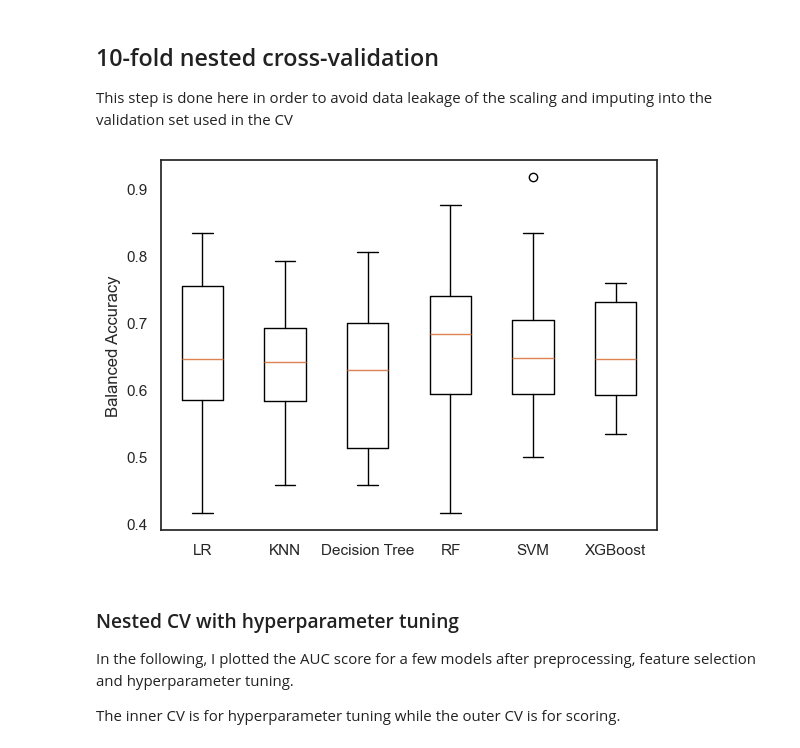
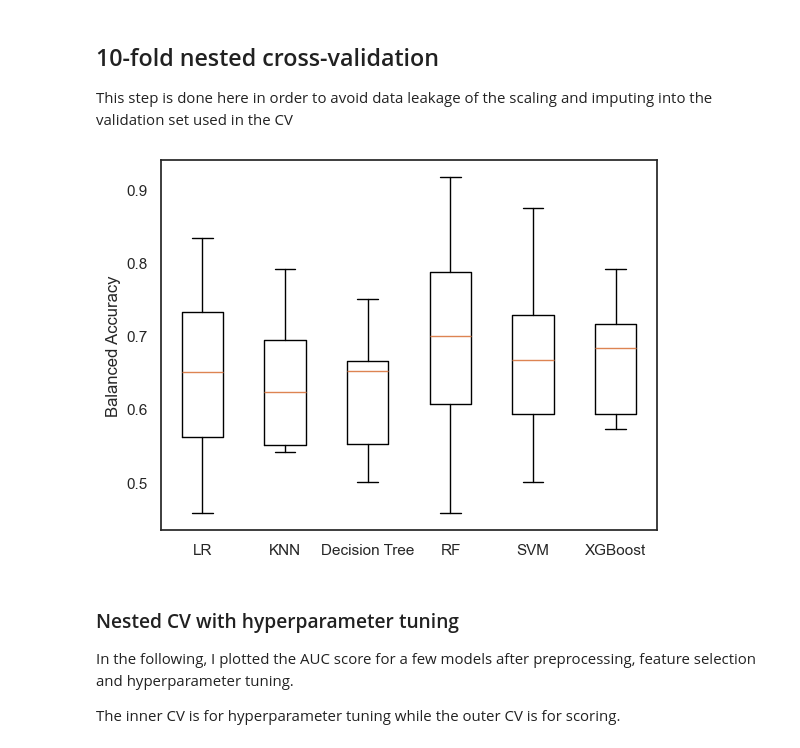
Before and after one commit to AmauryPelzer/Engel-outcome-prediction, a Jupyter notebook: notebooks/3. modeling/cl_modeling_binary.ipynb, the cells around one changed output. Saved outputs shown, nothing was run; the diff lists cells and outputs as text; code cells hidden in the pictures.

```diff
--- a/notebooks/3. modeling/cl_modeling_binary.ipynb
+++ b/notebooks/3. modeling/cl_modeling_binary.ipynb
@@ -63,8 +55,8 @@ X = wide_df[["sex_gender", "age", "eeg", "engel_outcomes", "mri", "phys_findings
              "surgical_information", "freq_per_month_hw", "resect_procedure___1", "resect_procedure___2", "resect_procedure___3",
              "resect_procedure___4", "resect_procedure___5", "resect_procedure___6", "resect_procedure___7",
              "resect_procedure___8", "resect_procedure___9", "resect_procedure___10", "resect_procedure___11",
-             "resect_procedure___12", "resect_procedure___13", "resect_procedure___14", "resect_procedure___15", "seizure_notes_word_cnt",
-             "date_diff_surgical_information", "date_diff_eeg", "date_diff_neuropsychological_testing", "date_diff_mri"]]
+             "resect_procedure___12", "resect_procedure___13", "resect_procedure___14", "resect_procedure___15",
+             "seizure_notes_word_cnt", "date_diff_eeg", "date_diff_neuropsychological_testing", "date_diff_mri"]]
 
 epilepsy_diagnosis = ["epi_dx_category", "epi_seiz_symp_idio", "epi_seiz_med_refract", "epi_seiz_se", "epi_icd", "epi_dx"] # "epi_dx" and "epi_key_information" for term frequency // Hot-encode the rest
 
@@ -89,6 +81,8 @@ y = wide_df["surg_engel"]
 
 # Turns the outcome variable from range [1,4] to [0,3]
 y = y - 1
+
+del epilepsy_diagnosis, past_medical_history, seizure_classification, aed_history
 # %% [markdown]
 ## One-hot encoding
 
@@ -259,19 +235,28 @@ print(X_train_top_20.head())
 # %%
-# Remove the 'seizure_class_notes' column from X_train and X_test
+# Filter Entropies to get a range of useful values
+filtered_entropies_sorted = entropies_sorted_scipy[(entropies_sorted_scipy>0.3) & (entropies_sorted_scipy<0.7)]
+
+# Filtered columns based on entropy thresholds
+filtered_columns = filtered_entropies_sorted.index.tolist()
+
+# Select columns from the DataFrames based on filtered features by entropy
+X_train_filtered = X_train_count_df[filtered_columns]
+X_test_filtered = X_test_count_df[filtered_columns]
+
+# Remove the 'epi_dx' column from X_train and X_test
 X_train = X_train.drop('epi_dx', axis=1)
 X_test = X_test.drop('epi_dx', axis=1)
 
-# Filter out the top 10 TF-IDF features that have the same name as columns in X_train and X_test
-common_columns = set(X_train.columns) & set(X_train_top_20.columns)
-X_train_top_20_filtered = X_train_top_20.drop(columns=common_columns)
-X_test_top_20_filtered = X_test_top_20.drop(columns=common_columns)
+# Filter out the features that have the same name as columns in X_train and X_test to avoid duplication
+common_columns = set(X_train.columns) & set(X_train_filtered.columns)
+X_train_filtered_unique = X_train_filtered.drop(columns=common_columns)
+X_test_filtered_unique = X_test_filtered.drop(columns=common_columns)
 
-# Concatenate the filtered top 10 TF-IDF features with the modified X_train and X_test
-X_train = pd.concat([X_train.reset_index(drop=True), X_train_top_20_filtered.reset_index(drop=True)], axis=1)
-X_test = pd.concat([X_test.reset_index(drop=True), X_test_top_20_filtered.reset_index(drop=True)], axis=1)
+# Concatenate the filtered features with the modified X_train and X_test
+X_train = pd.concat([X_train.reset_index(drop=True), X_train_filtered_unique.reset_index(drop=True)], axis=1)
+X_test = pd.concat([X_test.reset_index(drop=True), X_test_filtered_unique.reset_index(drop=True)], axis=1)
 
-y_train = y_train.reset_index(drop=True)
-y_test = y_test.reset_index(drop=True)
+del common_columns, X_train_filtered_unique, X_test_filtered_unique, X_train_filtered, X_test_filtered, filtered_columns, filtered_entropies_sorted
 # %% [markdown]
 ## 10-fold nested cross-validation
 
@@ -294,9 +279,7 @@ from sklearn.pipeline import Pipeline, make_pipeline
 numeric_var = ["age", "age_of_onset", "eo_days_postsurg", "eo_year_surg", "seizure_notes_word_cnt",
                "eeg", "engel_outcomes", "mri", "neuroanatomical_labeling",
                "neuropsychological_testing", "surgical_information", "freq_per_month",
-               "date_diff_surgical_information", "date_diff_eeg",
-               "date_diff_neuropsychological_testing", "date_diff_mri"] # , "prev_aeds_num"
-
+               "date_diff_eeg", "date_diff_neuropsychological_testing", "date_diff_mri"] # , "prev_aeds_num"
 
 
 column_names = numeric_var + list(set(X_train.columns) - set(numeric_var))
@@ -318,34 +301,34 @@ models = {
     "Decision Tree": DecisionTreeClassifier(random_state=42),
     "RF": RandomForestClassifier(random_state=42),
     "SVM": SVC(max_iter=2000, random_state=42),
     "XGBoost": XGBClassifier(random_state=42)
 }
 
 results = []
 
 # Loop through models
 for model_name, model in models.items():
     # Create a pipeline with the preprocessor and the model
     pipeline = Pipeline([
         ('preprocessor', preprocessor),
         ('model', model)
     ])
 
     # Create a stratified k-fold cross-validator
     kf = StratifiedKFold(n_splits=10, random_state=42, shuffle=True)
 
     # Cross-validate using the pipeline
     cv_results = cross_val_score(pipeline, X_train, y_train, cv=kf, scoring='balanced_accuracy', n_jobs=-1)
 
     # Append cross-validation results to the results list
     results.append(cv_results)
 
 # Plot the results
 plt.boxplot(results, labels=models.keys())
 plt.ylabel('Balanced Accuracy')
 plt.show()
 # %% [output]
-[figure, old version]
+[figure, new version]
 # %% [markdown]
 ### Nested CV with hyperparameter tuning
 
```
Also changed, not shown: parts of 66 cells of this notebook.
